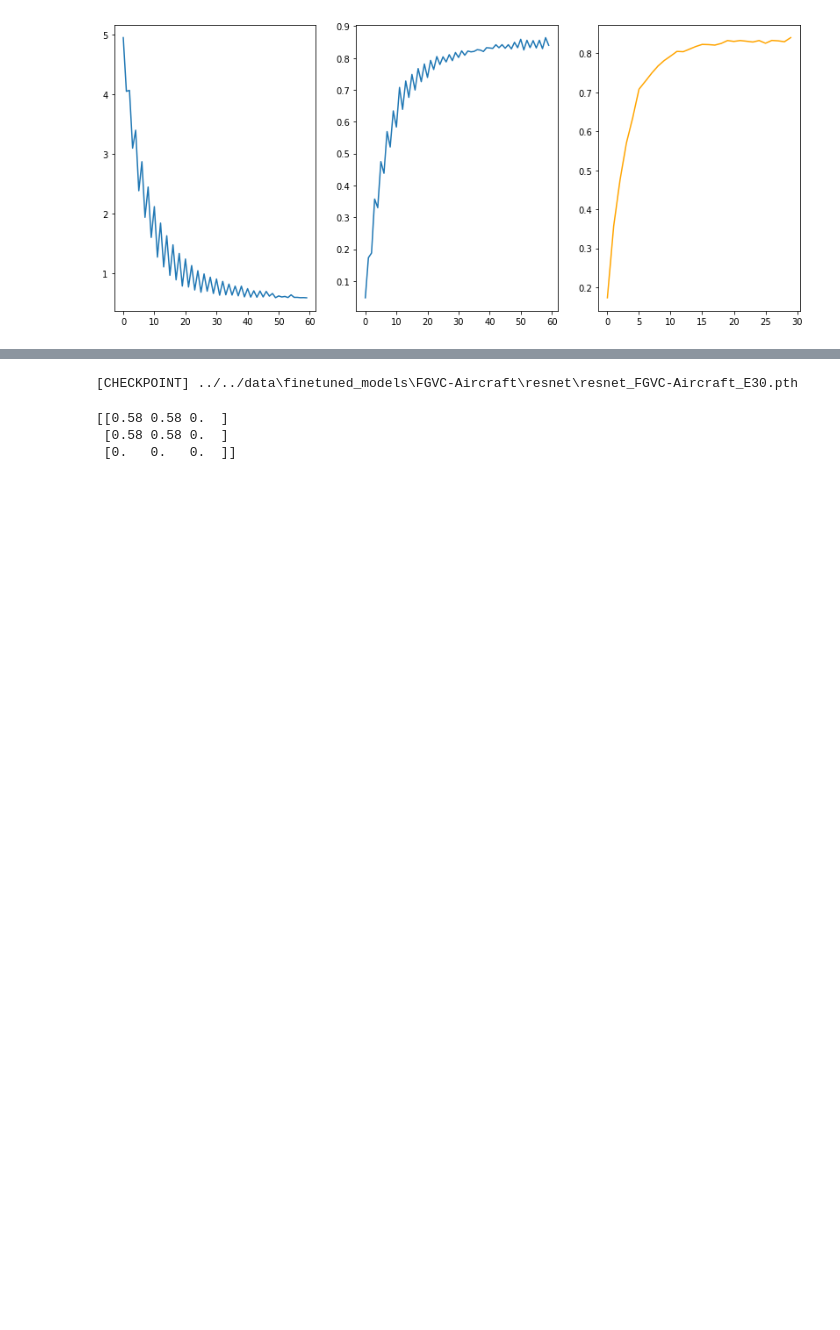
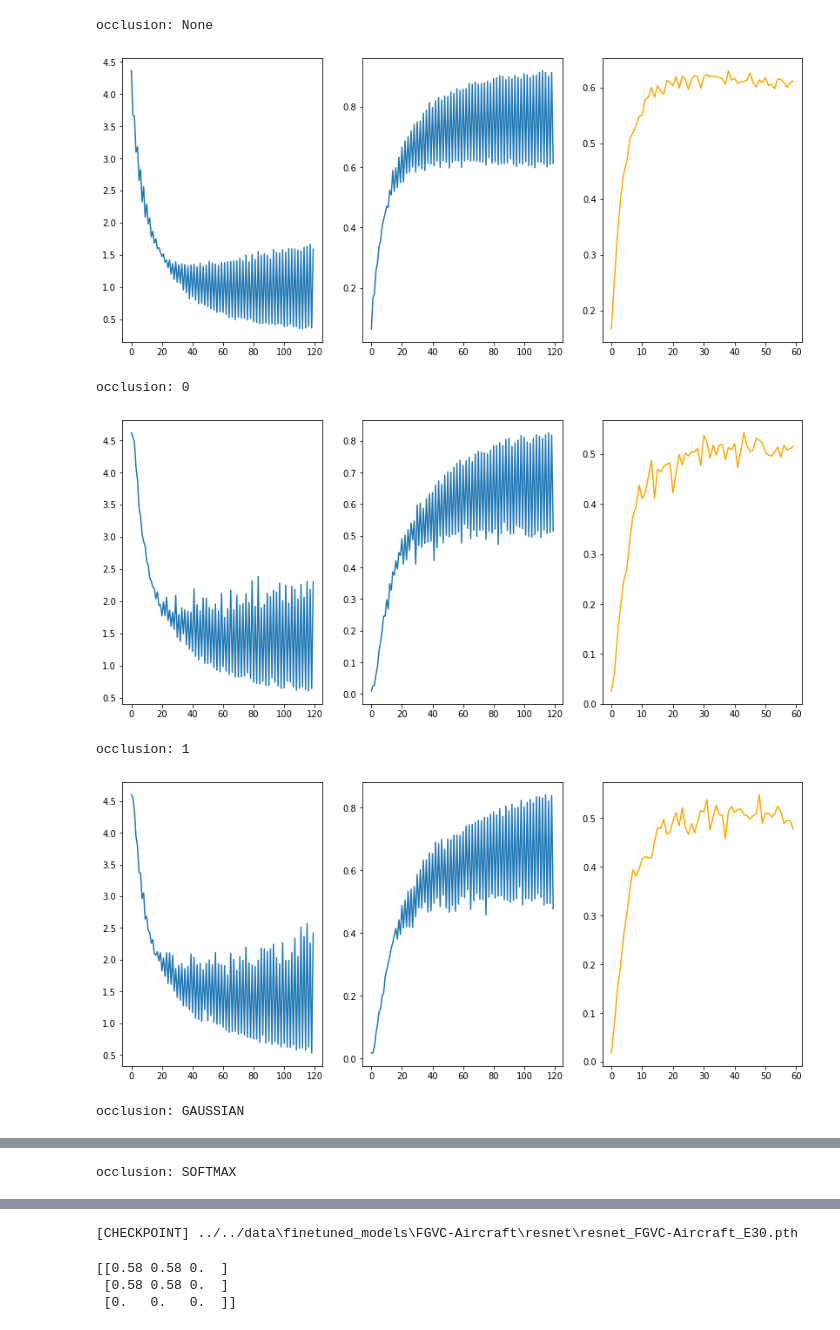
Before and after one commit to TheDylanM/REDI-utwente, a Jupyter notebook: src/awesome_GNN/simpler_finetuning.ipynb, the cells around one changed output, grey strips where cells are left out. Saved outputs shown, nothing was run; the diff lists cells and outputs as text; code cells hidden in the pictures; blank space fills up the shorter version.

```diff
--- a/src/awesome_GNN/simpler_finetuning.ipynb
+++ b/src/awesome_GNN/simpler_finetuning.ipynb
@@ -17,8 +17,7 @@ finetune.structure_checkpoints() # If this prints 'Cannot safely create ...', it
 # finetune.CLASSIFIER_NAME = name
 importlib.reload(finetune)
 
-
-for occlusion_name in [None, '0', '1', 'GAUSSIAN', 'SOFTMAX',]:
+for occlusion_name in finetune.OCCLUSION_NAMES:
     finetune.CLASSIFIER_NAME = 'resnet'
     finetune.NUM_EPOCHS = None # early stopping
     finetune.FEATURE_EXTRACT = False
@@ -57,12 +71,20 @@ for occlusion_name in [None, '0', '1', 'GAUSSIAN', 'SOFTMAX',]:
 # %%
 finetune.save_model(state)
 # %%
-finetune.format_model_path('resnet',
-                           'FGVC-Aircraft',
-                           30)
+# finetune.format_model_path('resnet',
+#                            'FGVC-Aircraft',
+#                            59)
 
-checkpoint = finetune.load_checkpoint(model_save_path)
-
-train_acc_history, train_loss_history, val_acc_history = finetune.get_information_from_checkpoint(checkpoint, plot=True)
+importlib.reload(finetune)
+for occlusion_name in finetune.OCCLUSION_OPTIONS:
+    checkpoint = finetune.load_checkpoint(finetune.format_model_path('resnet', 'FGVC-Aircraft', 59, occlusion_name=occlusion_name))
+    print(f'occlusion: {checkpoint["occlusion"]}')
+    train_acc_history, train_loss_history, val_acc_history = finetune.get_information_from_checkpoint(checkpoint, plot=True)
 # %% [output]
+occlusion: None
-[figure, old version]
+[figure, new version]
+occlusion: 0
+[figure, added]
+occlusion: 1
+[figure, added]
+occlusion: GAUSSIAN
@@ -68,0 +92 @@ train_acc_history, train_loss_history, val_acc_history = finetune.get_informatio
+occlusion: SOFTMAX
```
Also changed, not shown: parts of 2 cells of this notebook, 1 other file.
